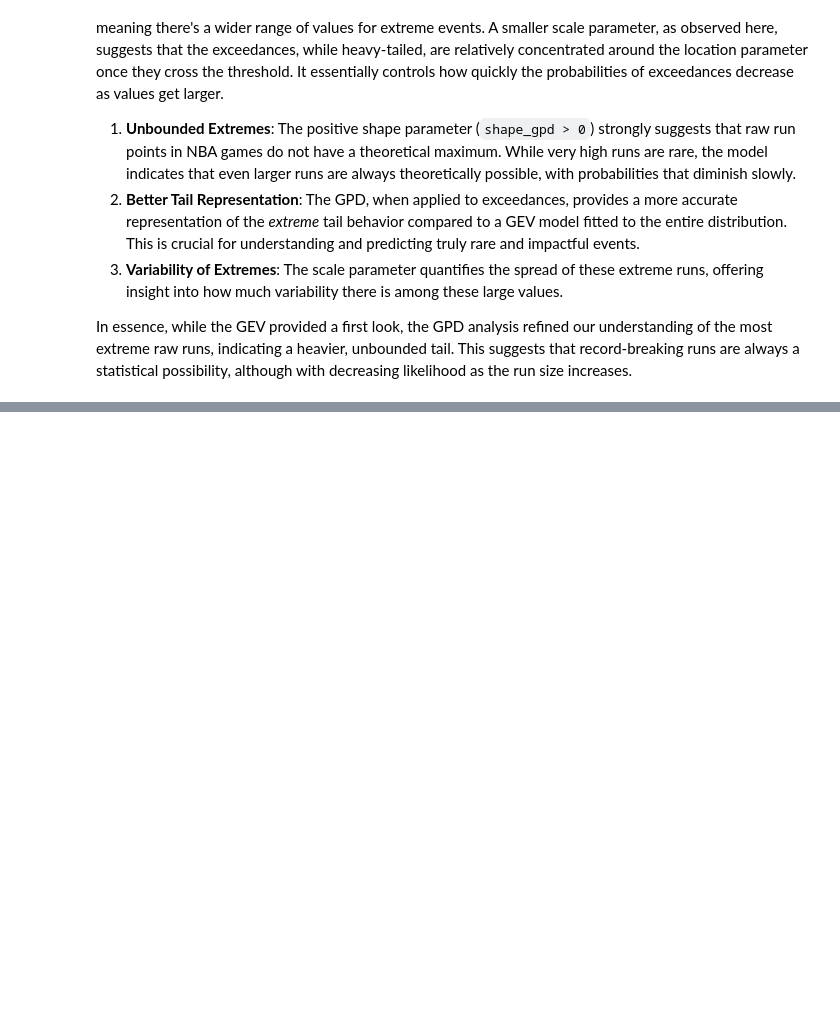
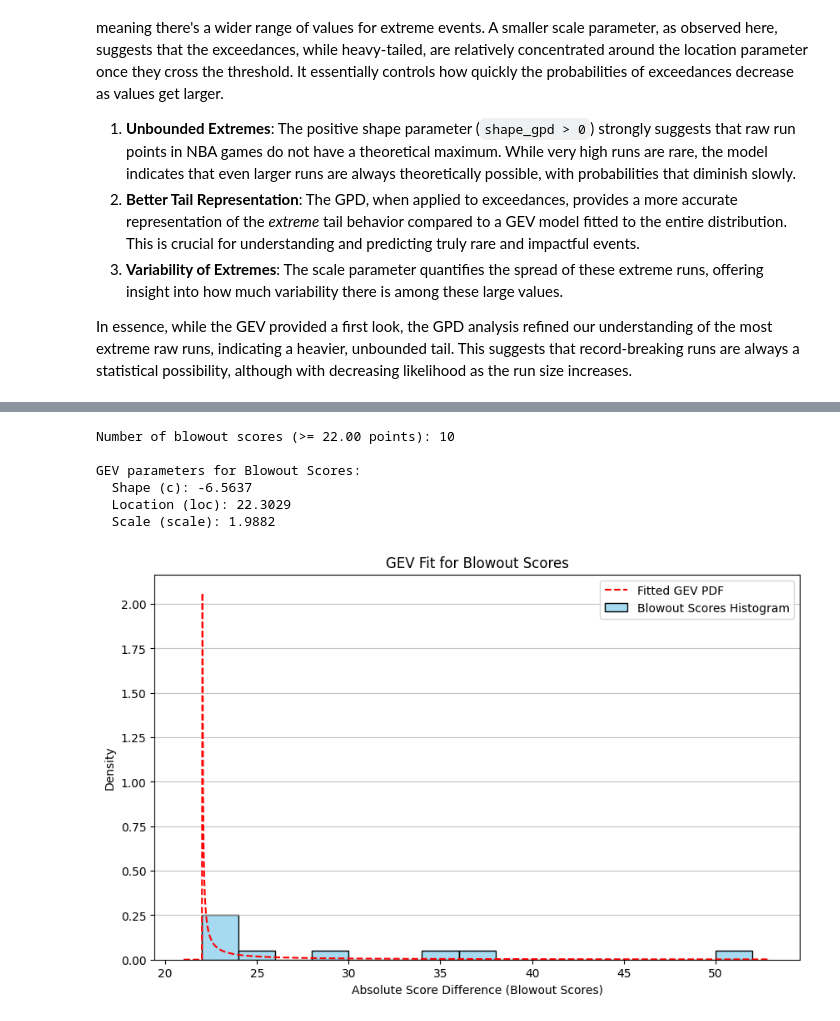
Before and after one commit to Lduvignacq/Analyse-statistique-du-momentum-dans-le-sport---Application-la-NBA, a Jupyter notebook: analyse_EVT.ipynb, the cells around one changed output, grey strips where cells are left out. Saved outputs shown, nothing was run; the diff lists cells and outputs as text; code cells hidden in the pictures; blank space fills up the shorter version.

```diff
--- a/analyse_EVT.ipynb
+++ b/analyse_EVT.ipynb
@@ -743,0 +1086,34 @@ print(f"Number of blowout score differences: {len(blowout_score_differences)}")
+# %%
+blowout_scores = df_games[df_games['SCORE_DIFFERENCE'] >= blowout_threshold]['SCORE_DIFFERENCE']
+
+print(f"Number of blowout scores (>= {blowout_threshold:.2f} points): {len(blowout_scores)}")
+
+c_blowout, loc_blowout, scale_blowout = fit_gev_distribution(blowout_scores)
+
+print("\nGEV parameters for Blowout Scores:")
+print(f"  Shape (c): {c_blowout:.4f}")
+print(f"  Location (loc): {loc_blowout:.4f}")
+print(f"  Scale (scale): {scale_blowout:.4f}")
+
+plt.figure(figsize=(10, 6))
+sns.histplot(blowout_scores, bins=15, kde=False, stat='density', color='skyblue', label='Blowout Scores Histogram')
+
+x_blowout = np.linspace(min(blowout_scores) - 1, max(blowout_scores) + 1, 1000)
+pdf_blowout = genextreme.pdf(x_blowout, c_blowout, loc=loc_blowout, scale=scale_blowout)
+
+plt.plot(x_blowout, pdf_blowout, color='red', linestyle='--', label='Fitted GEV PDF')
+
+plt.title('GEV Fit for Blowout Scores')
+plt.xlabel('Absolute Score Difference (Blowout Scores)')
+plt.ylabel('Density')
+plt.legend()
+plt.grid(axis='y', alpha=0.75)
+plt.show()
+# %% [output]
+Number of blowout scores (>= 22.00 points): 10
+
+GEV parameters for Blowout Scores:
+  Shape (c): -6.5637
+  Location (loc): 22.3029
+  Scale (scale): 1.9882
+[figure, added]
```
Also changed, not shown: parts of 29 cells of this notebook.
